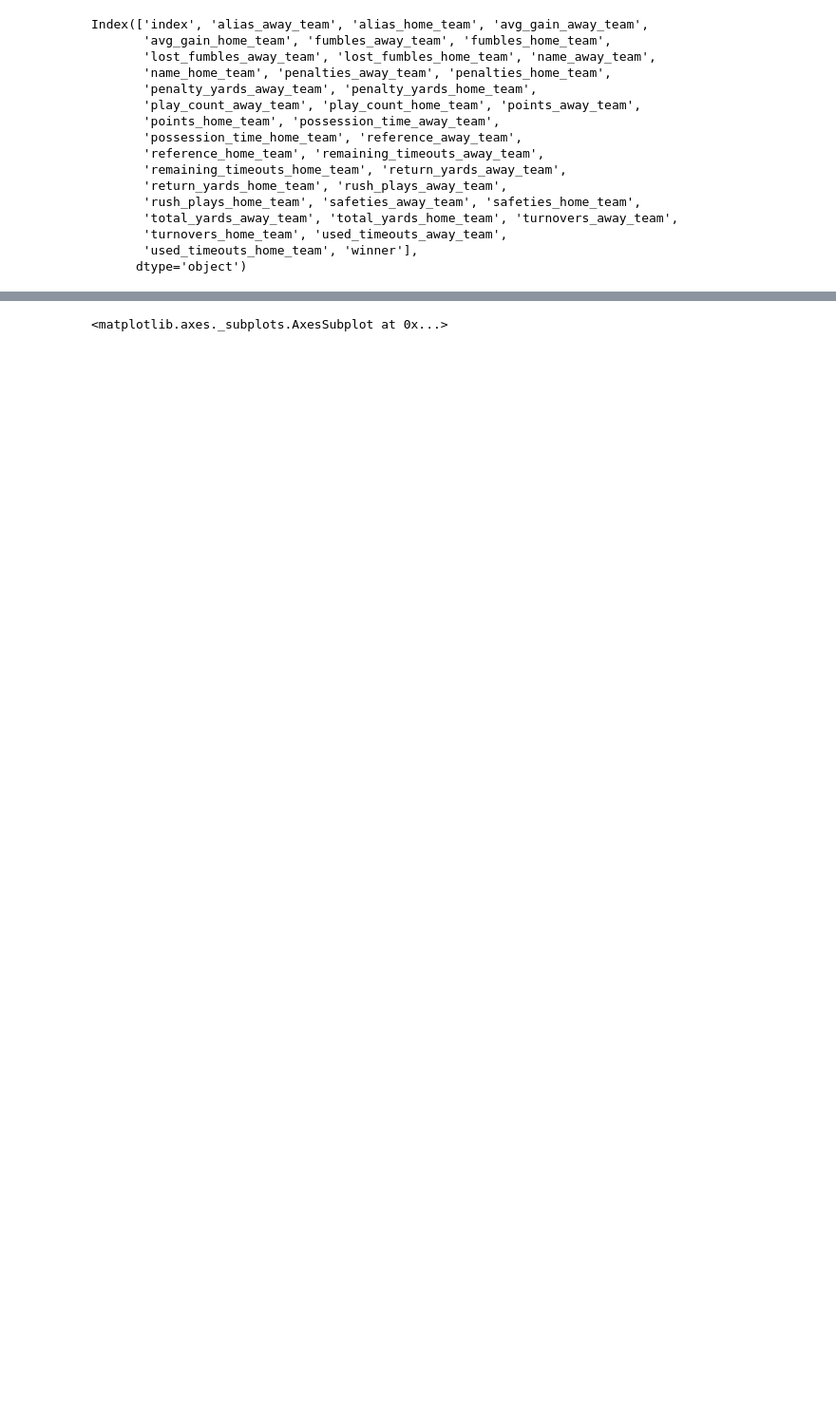
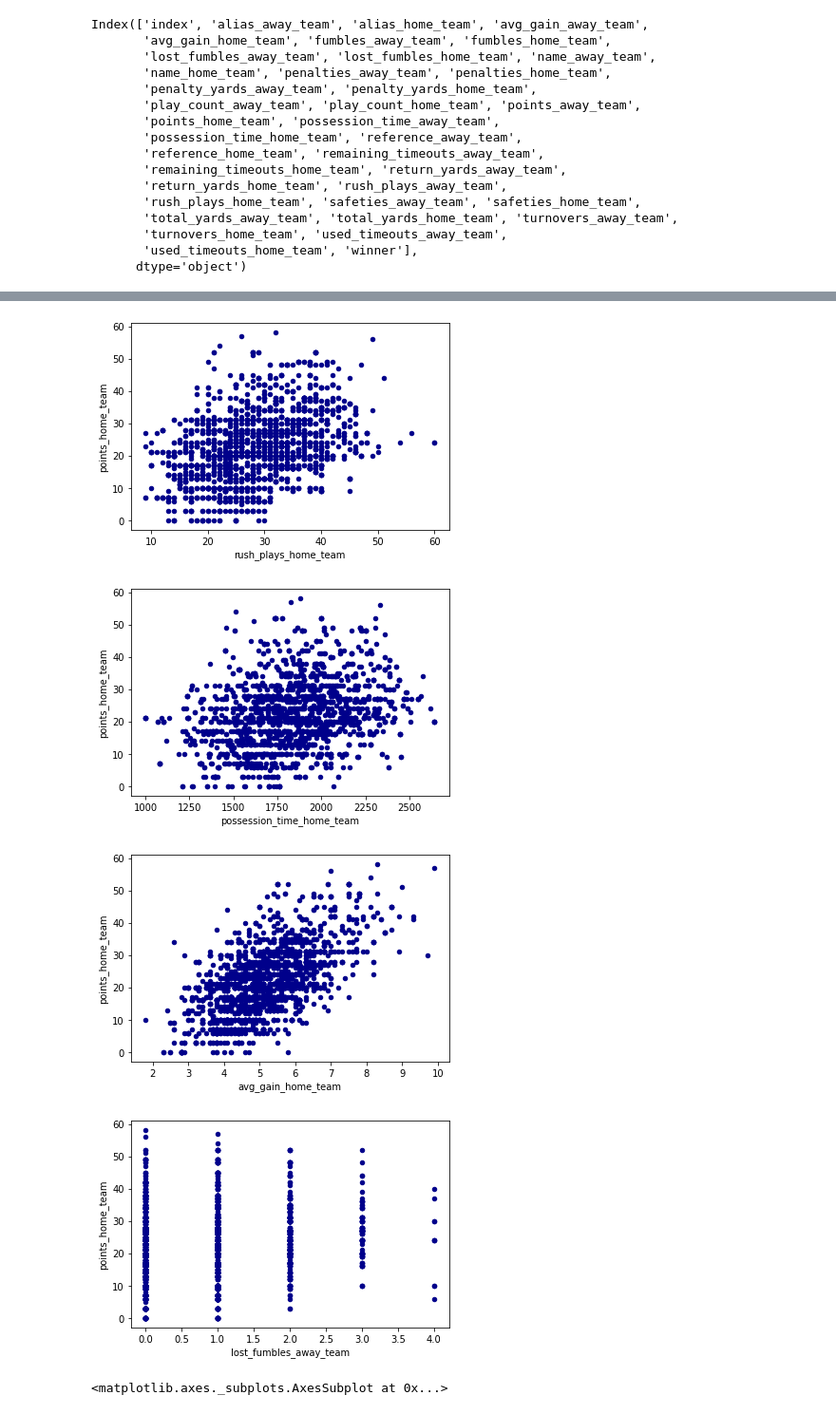
Before and after one commit to davidfv7/final-project-IH, a Jupyter notebook: model2.ipynb, the cells around one changed output, grey strips where cells are left out. Shown at 95% size. Drawn from its saved outputs; the diff is of its cells as text; code cells hidden in the pictures; blank space fills up the shorter version.

```diff
--- a/model2.ipynb
+++ b/model2.ipynb
@@ -106,3 +142,14 @@ Index(['index', 'alias_away_team', 'alias_home_team', 'avg_gain_away_team',
+# %%
+#fig, (ax,ax2,ax3) = plt.subplots(1,3)
+ax1 = games_comp.plot.scatter(x='rush_plays_home_team',y='points_home_team', c='DarkBlue')
+ax3 = games_comp.plot.scatter(x='possession_time_home_team',y='points_home_team', c='DarkBlue')
+ax2 = games_comp.plot.scatter(x='avg_gain_home_team',y='points_home_team', c='DarkBlue')
+ax4 = games_comp.plot.scatter(x='lost_fumbles_away_team',y='points_home_team', c='DarkBlue')
+# %% [output]
+[figure, added]
+[figure, added]
+[figure, added]
+[figure, added]
 # %%
 corr = games_comp.corr()
 
```
Also changed, not shown: parts of 14 cells of this notebook, 1 other file.
